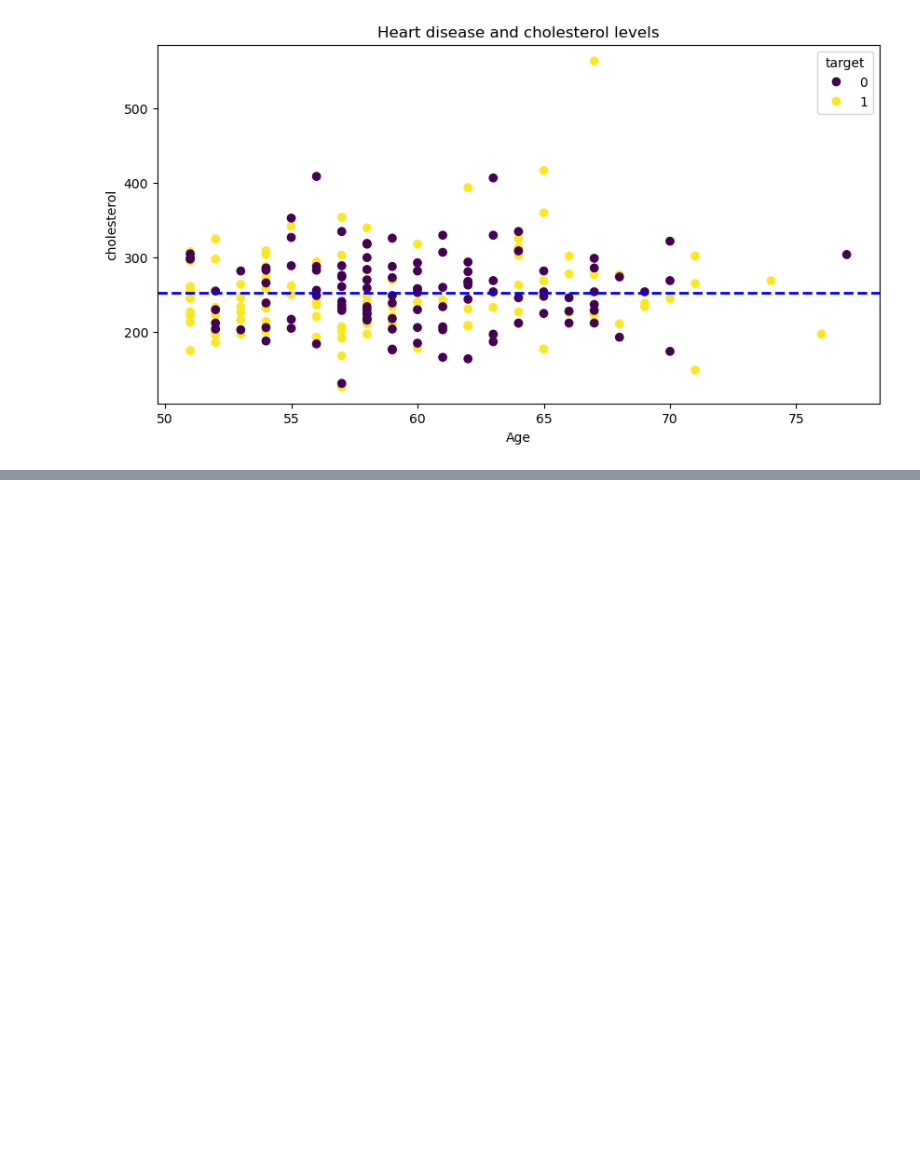
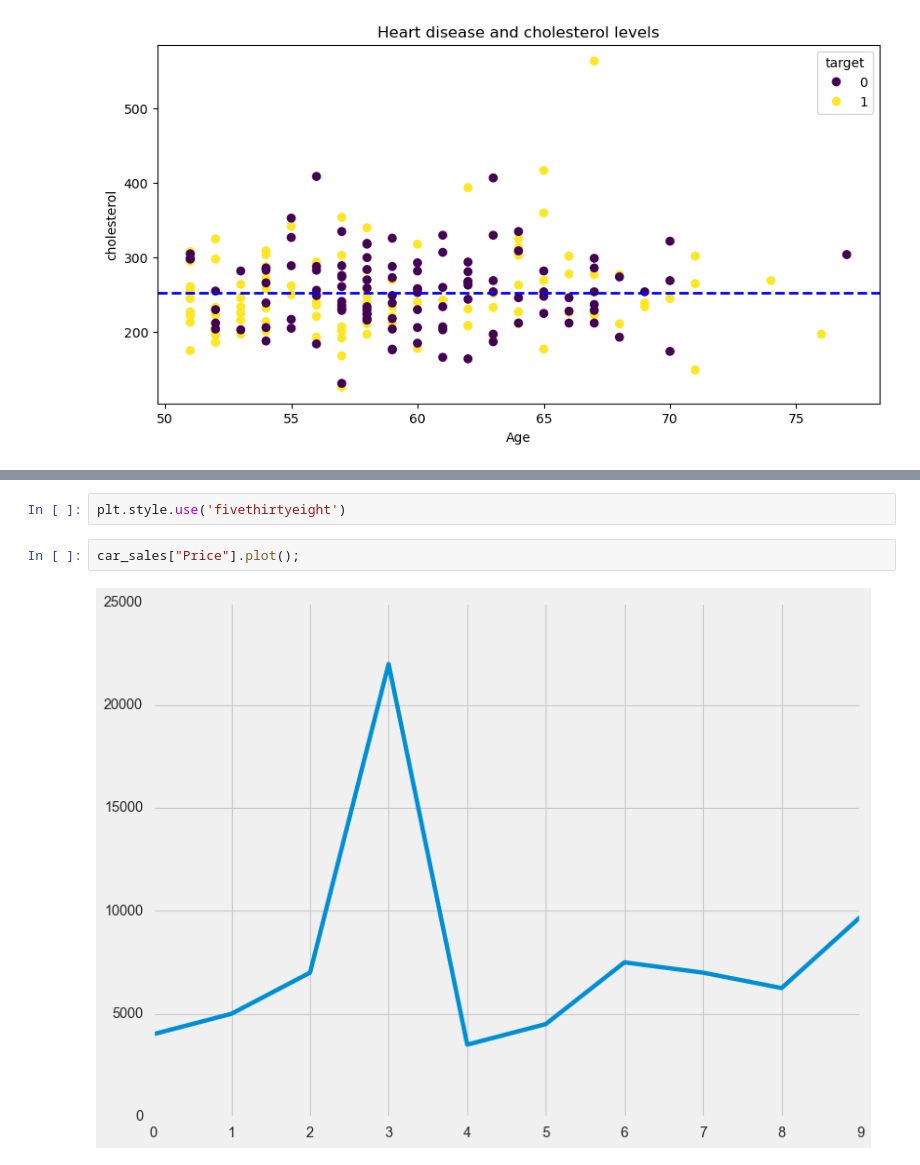
Before and after one commit to Hamedkalantari0111/machine_learning, a Jupyter notebook: Sec8-Matplotlib/Introduction to Matplotlib2.ipynb, the cells around one changed output, grey strips where cells are left out. Cells and saved outputs as stored; diff of their text form; blank space fills up the shorter version.

```diff
--- a/Sec8-Matplotlib/Introduction to Matplotlib2.ipynb
+++ b/Sec8-Matplotlib/Introduction to Matplotlib2.ipynb
@@ -454,0 +557,6 @@ ax.axhline(over_50["chol"].mean(),
+# %%
+plt.style.use('fivethirtyeight')
+# %%
+car_sales["Price"].plot();
+# %% [output]
+[figure, added]
```
Also changed, not shown: parts of 38 cells of this notebook, 3 other files.
